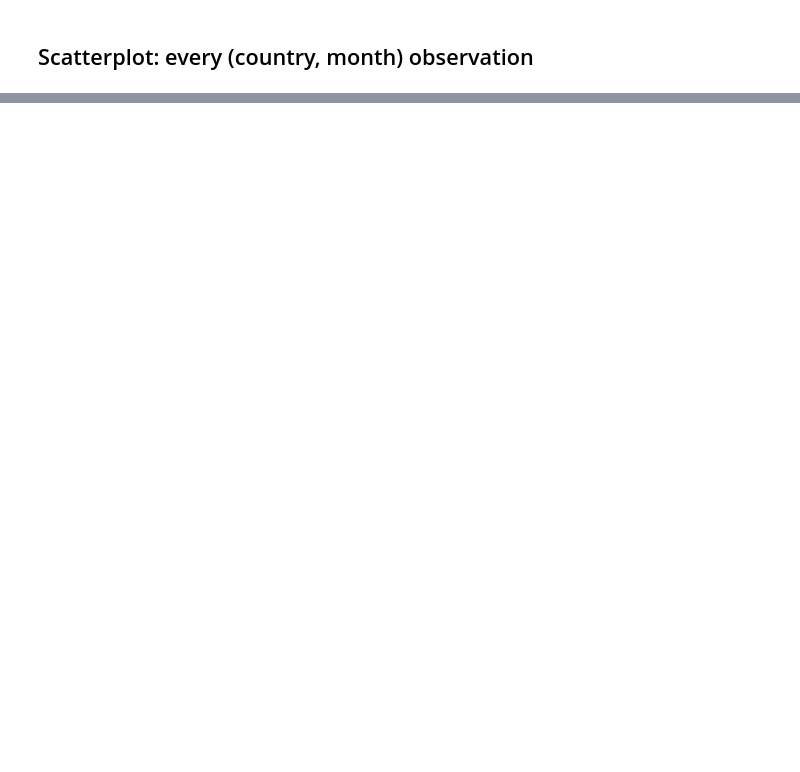
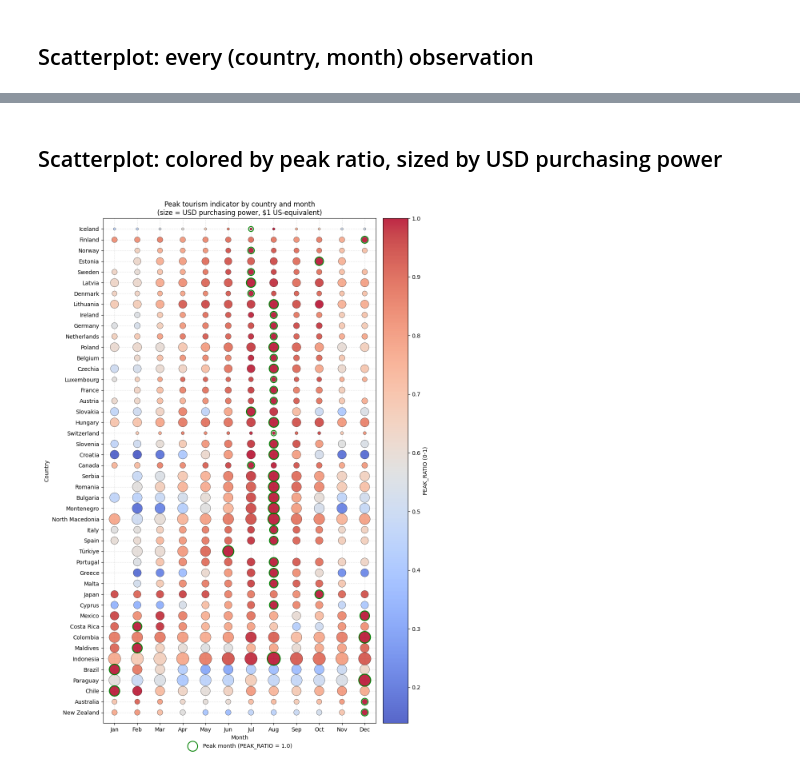
Before and after one commit to ivan-sepulveda/when-where, a Jupyter notebook: notebooks/peak_tourism_months_exploration.ipynb, the cells around one changed output, grey strips where cells are left out. Drawn from its saved outputs; the diff is of its cells as text; code cells hidden in the pictures; blank space fills up the shorter version.

```diff
--- a/notebooks/peak_tourism_months_exploration.ipynb
+++ b/notebooks/peak_tourism_months_exploration.ipynb
@@ -191,0 +352,53 @@ plt.show()
+# %% [markdown]
+## Scatterplot: colored by peak ratio, sized by USD purchasing power
+# %%
+fig, ax = plt.subplots(figsize=(10, 14))
+
+scatter = ax.scatter(
+    peak_tourism["MONTH"],
+    peak_tourism["y"],
+    c=peak_tourism["PEAK_RATIO"],
+    s=peak_tourism["PURCHASING_POWER_MARKER_SIZE"],
+    cmap="coolwarm",
+    alpha=0.85,
+    edgecolors="black",
+    linewidths=0.4,
+    zorder=2,
+)
+
+# Same peak-month outline convention as the earlier charts.
+peak_months = peak_tourism[peak_tourism["PEAK_RATIO"] == 1.0]
+ax.scatter(
+    peak_months["MONTH"],
+    peak_months["y"],
+    facecolors="none",
+    edgecolors="green",
+    linewidths=1.5,
+    s=peak_months["PURCHASING_POWER_MARKER_SIZE"] + 60,
+    zorder=3,
+    label="Peak month (PEAK_RATIO = 1.0)",
+)
+
+ax.set_yticks(range(len(countries_bottom_to_top)))
+ax.set_yticklabels(countries_bottom_to_top)
+ax.set_ylim(-1, len(countries_bottom_to_top))
+
+ax.set_xticks(range(1, 13))
+ax.set_xticklabels(
+    ["Jan", "Feb", "Mar", "Apr", "May", "Jun", "Jul", "Aug", "Sep", "Oct", "Nov", "Dec"]
+)
+ax.set_xlim(0.5, 12.5)
+
+ax.set_xlabel("Month")
+ax.set_ylabel("Country")
+ax.set_title("Peak tourism indicator by country and month\n(size = USD purchasing power, $1 USD-equivalent)")
+ax.grid(axis="both", linestyle="--", alpha=0.3, zorder=1)
+ax.legend(loc="upper center", bbox_to_anchor=(0.5, -0.03), frameon=False)
+
+cbar = fig.colorbar(scatter, ax=ax, pad=0.02)
+cbar.set_label("PEAK_RATIO (0-1)")
+
+plt.tight_layout()
+plt.show()
+# %% [output]
+[figure, added]
```
Also changed, not shown: parts of 9 cells of this notebook, 4 other files.
